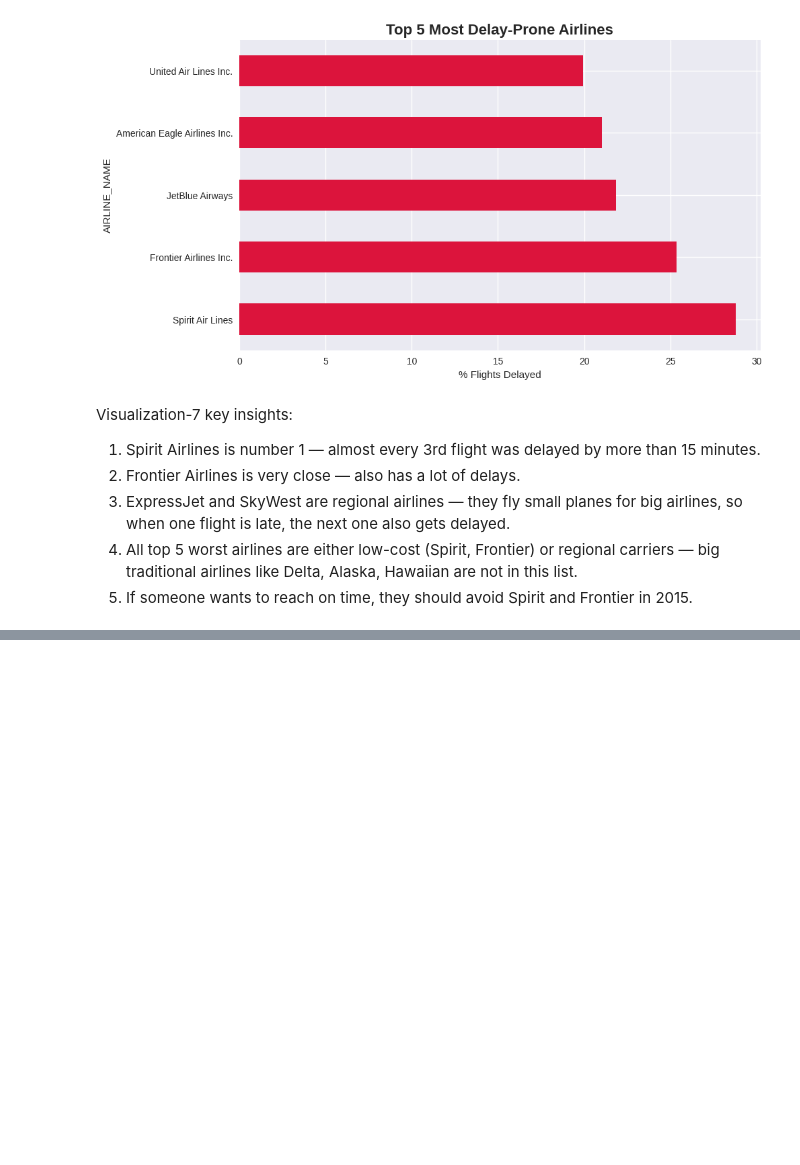
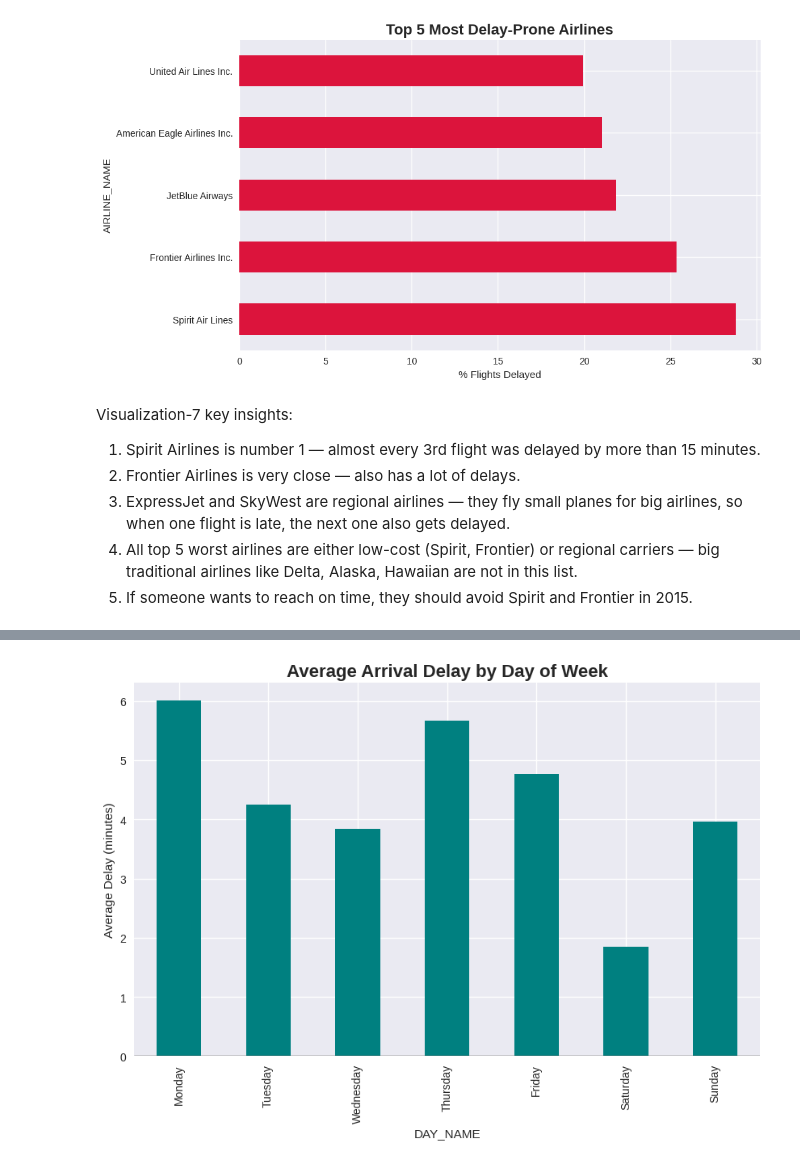
Before and after one commit to ryadavnitb/Batch-7, a Jupyter notebook: My_project.ipynb, the cells around one changed output, grey strips where cells are left out. Saved outputs shown, nothing was run; the diff lists cells and outputs as text; code cells hidden in the pictures; blank space fills up the shorter version.

```diff
--- a/My_project.ipynb
+++ b/My_project.ipynb
@@ -844,0 +907,13 @@ Visualization-7 key insights:
+# %%
+# 9.Average delay by day of week. #Bivariate analysis.
+delay_by_day = valid_flights.groupby('DAY_NAME')['ARRIVAL_DELAY'].mean().reindex(['Monday','Tuesday','Wednesday','Thursday','Friday','Saturday','Sunday'])
+
+plt.figure(figsize=(10,6))
+delay_by_day.plot(kind='bar', color='teal')
+plt.title("Average Arrival Delay by Day of Week", fontsize=16, fontweight='bold')
+plt.ylabel("Average Delay (minutes)")
+plt.axhline(0, color='black', linewidth=1)
+plt.show()
+# Insight: Friday & Sunday have highest average delay
+# %% [output]
+[figure, added]
```
Also changed, not shown: parts of 44 cells of this notebook.
